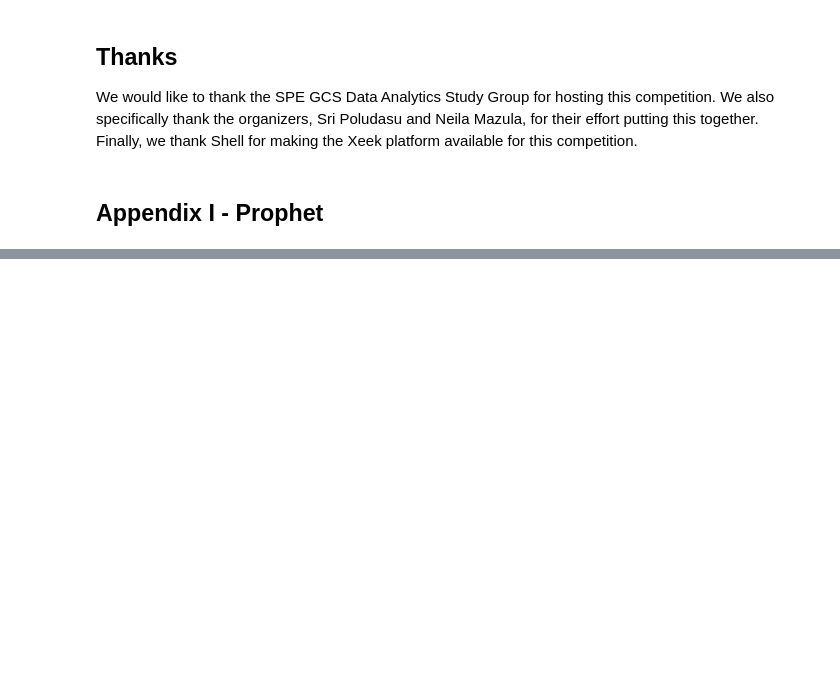
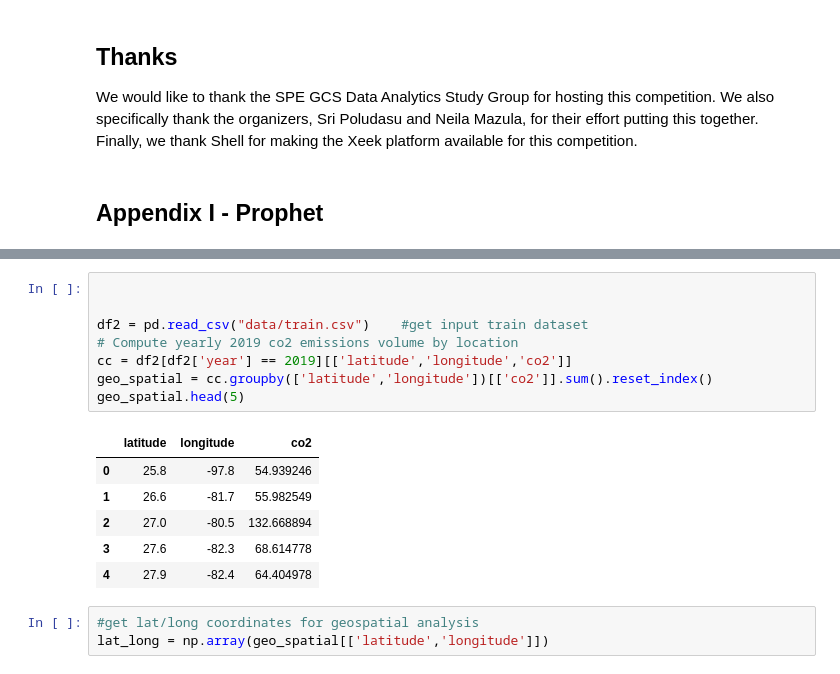
Before and after one commit to alexlach/spe-carbon-challenge, a Jupyter notebook: analysis.ipynb, the cells around one changed output, grey strips where cells are left out. Drawn from its saved outputs; the diff is of its cells as text; blank space fills up the shorter version.

```diff
--- a/analysis.ipynb
+++ b/analysis.ipynb
@@ -288,0 +238,18 @@ result = test.groupby("loc_uid").apply(predict_xgb, train)
+# %%
+
+
+df2 = pd.read_csv("data/train.csv")    #get input train dataset
+# Compute yearly 2019 co2 emissions volume by location
+cc = df2[df2['year'] == 2019][['latitude','longitude','co2']]
+geo_spatial = cc.groupby(['latitude','longitude'])[['co2']].sum().reset_index()
+geo_spatial.head(5)
+# %% [output]
+|  | latitude | longitude | co2 |
+| 0 | 25.8 | -97.8 | 54.939246 |
+| 1 | 26.6 | -81.7 | 55.982549 |
+| 2 | 27.0 | -80.5 | 132.668894 |
+| 3 | 27.6 | -82.3 | 68.614778 |
+| 4 | 27.9 | -82.4 | 64.404978 |
+# %%
+#get lat/long coordinates for geospatial analysis
+lat_long = np.array(geo_spatial[['latitude','longitude']])
```
Also changed, not shown: parts of 9 cells of this notebook, 2 other files.
